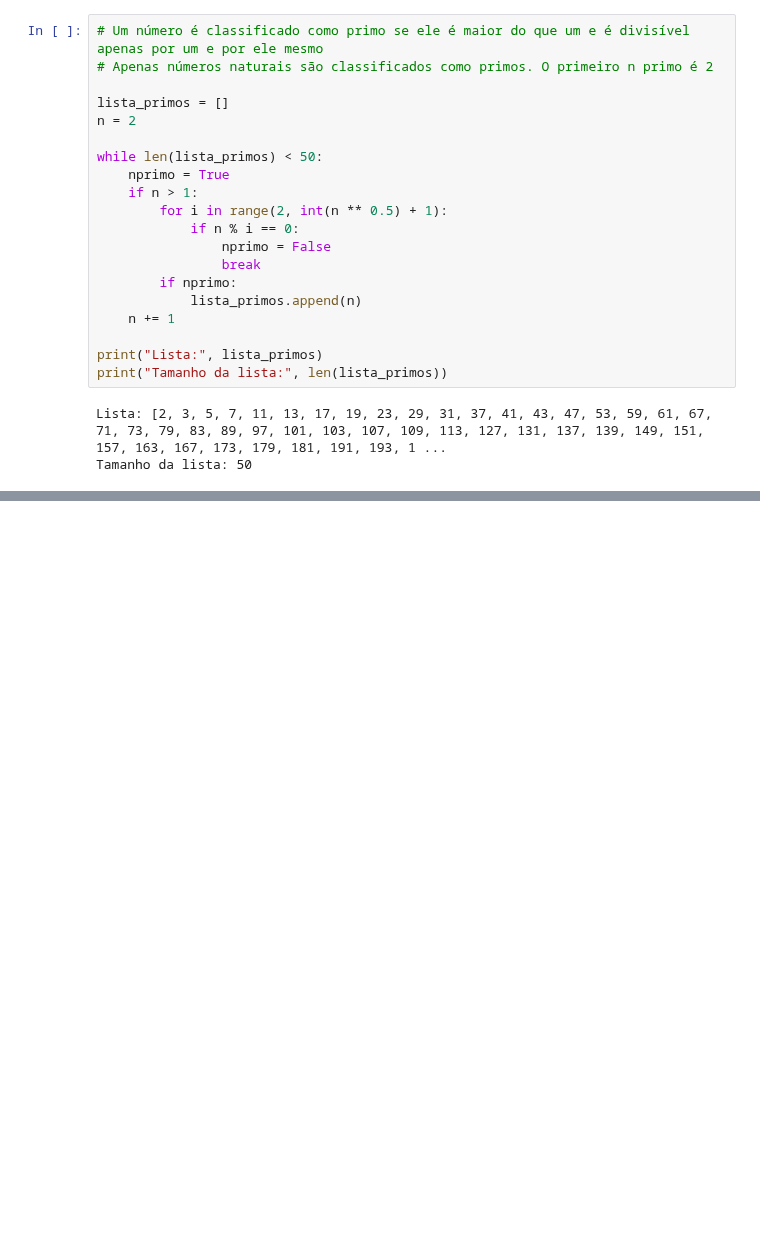
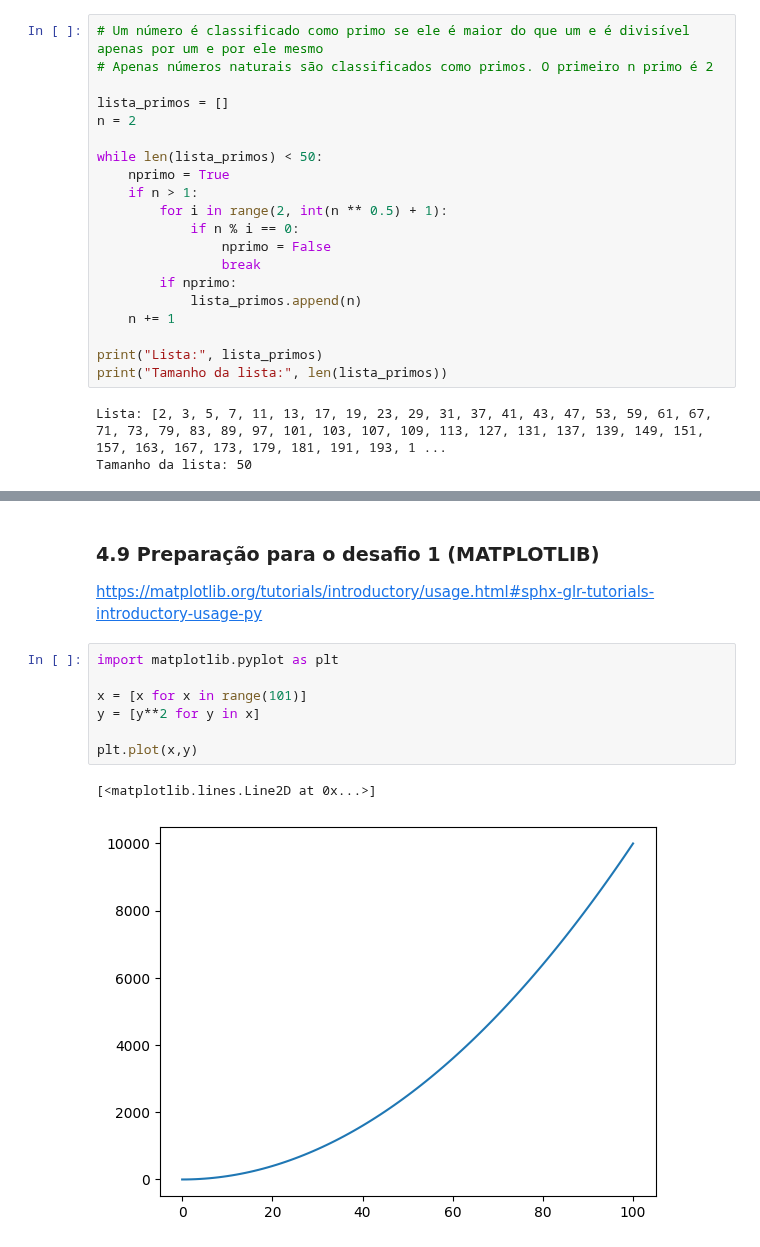
Before and after one commit to emivieira/python, a Jupyter notebook: Exercicios_S01_Python_Basico_ao_Avancado.ipynb, the cells around one changed output, grey strips where cells are left out. Cells and saved outputs as stored; diff of their text form; blank space fills up the shorter version.

```diff
--- a/Exercicios_S01_Python_Basico_ao_Avancado.ipynb
+++ b/Exercicios_S01_Python_Basico_ao_Avancado.ipynb
@@ -107,0 +214,13 @@ Tamanho da lista: 50
+# %% [markdown]
+### 4.9 Preparação para o desafio 1 (MATPLOTLIB)
+https://matplotlib.org/tutorials/introductory/usage.html#sphx-glr-tutorials-introductory-usage-py
+# %%
+import matplotlib.pyplot as plt
+
+x = [x for x in range(101)]
+y = [y**2 for y in x]
+
+plt.plot(x,y)
+# %% [output]
+[<matplotlib.lines.Line2D at 0x...>]
+[figure, added]
```
Also changed, not shown: parts of 29 cells of this notebook.
